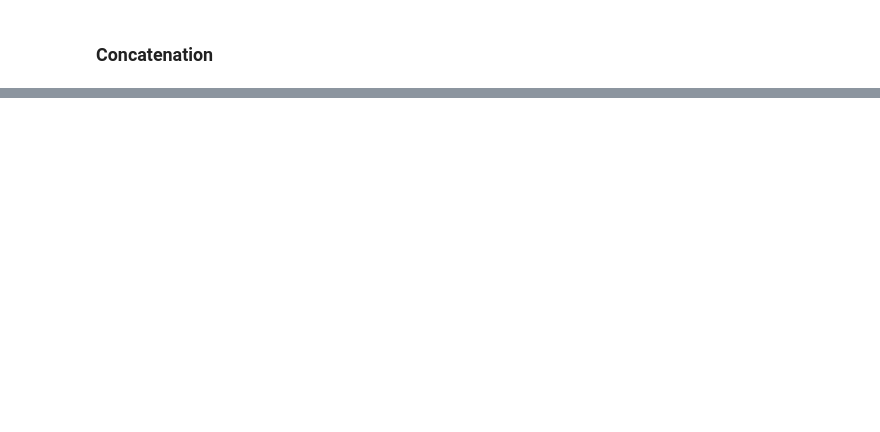
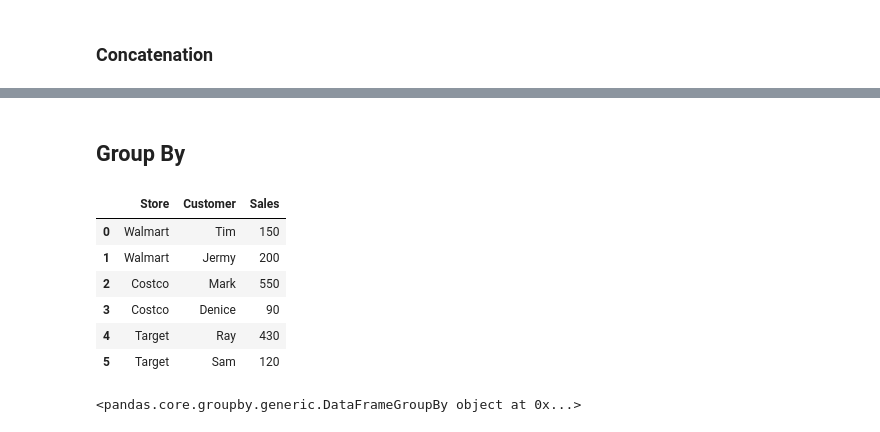
Before and after one commit to rishabhtiwari2048/data-science, a Jupyter notebook: Pandas Essentials.ipynb, the cells around one changed output, grey strips where cells are left out. Cells and saved outputs as stored; diff of their text form; code cells hidden in the pictures; blank space fills up the shorter version.

```diff
--- a/Pandas Essentials.ipynb
+++ b/Pandas Essentials.ipynb
@@ -962,0 +654,17 @@ pd.concat([df1,df2],axis=0)
+# %% [markdown]
+## Group By
+# %%
+# Create a dataframe
+data = {'Store':['Walmart','Walmart','Costco','Costco','Target','Target'],
+       'Customer':['Tim','Jermy','Mark','Denice','Ray','Sam'],
+       'Sales':[150,200,550,90,430,120]}
+df = pd.DataFrame(data)
+df
+# %% [output]
+|  | Store | Customer | Sales |
+| 0 | Walmart | Tim | 150 |
+| 1 | Walmart | Jermy | 200 |
+| 2 | Costco | Mark | 550 |
+| 3 | Costco | Denice | 90 |
+| 4 | Target | Ray | 430 |
+| 5 | Target | Sam | 120 |
@@ -962,0 +673,4 @@ pd.concat([df1,df2],axis=0)
+# %%
+gb
+# %% [output]
+<pandas.core.groupby.generic.DataFrameGroupBy object at 0x...>
```
Also changed, not shown: parts of 67 cells of this notebook.
